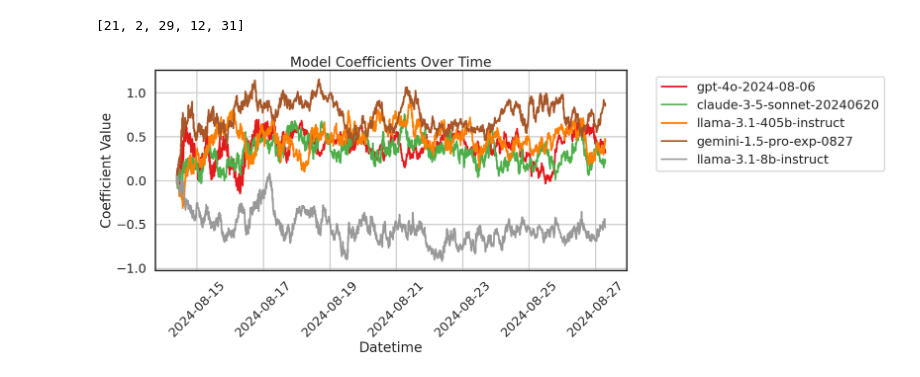
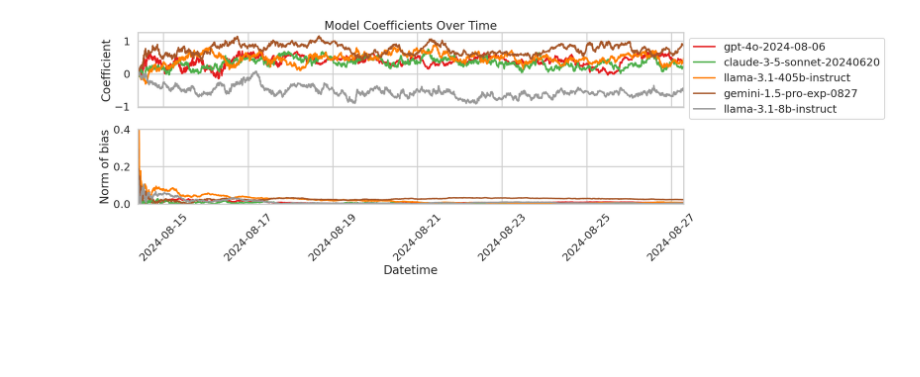
Before and after one commit to aangelopoulos/gradient-equilibrium, a Jupyter notebook: arena/online_elo.ipynb, the cells around one changed output. Saved outputs shown, nothing was run; the diff lists cells and outputs as text; code cells hidden in the pictures; blank space fills up the shorter version.

```diff
--- a/arena/online_elo.ipynb
+++ b/arena/online_elo.ipynb
@@ -138,7 +138,7 @@ sns.set_style("whitegrid")
 sns.set_context("poster")
 sns.set_palette("pastel")
 
-fig, axs = plt.subplots(nrows=1, ncols=3, figsize=(30,5), sharex=True, sharey=False)
+fig, axs = plt.subplots(nrows=1, ncols=3, figsize=(23,5), sharex=True, sharey=False)
 window_size = 1000
 # Apply burnin to the dataframe
 df_plot = df[df.datetime >= df[df.lr == 0].datetime.nsmallest(burnin).iloc[-1]]
@@ -210,7 +199,4 @@ $1/{|T_m|}\sum\limits_{t \in T_m} y_t - p_t(x_t) \to 0$.
 # %%
-# Filter for lr=0.1
-df_filtered = df[df.lr == 0.1]
-
 models_to_plot = [
     'gpt-4o-2024-08-06',
      'claude-3-5-sonnet-20240620',
@@ -219,41 +205,59 @@ models_to_plot = [
      'llama-3.1-8b-instruct'
 ]
 
+
+# Filter for lr=0.1
+df_filtered = df[df.lr == 0.1]
+
 idxs_to_plot = [
     np.where(models == m)[-1][0] for m in models_to_plot
 ]
-print(idxs_to_plot)
 
 # Set up the plot
-plt.figure(figsize=(20, 8))
+fig, axs = plt.subplots(nrows=2, ncols=1, figsize=(23, 8), sharex=True)
 
 # Color cycle for different models
 color_cycle = plt.cm.get_cmap('Set1')(np.linspace(0, 1, len(idxs_to_plot)))
 
 # Plot coefficients for each of the models
 for i, model_idx in enumerate(idxs_to_plot):
     # Extract coefficients for this model
     coefficients = df_filtered.theta.apply(lambda x : x[model_idx])
 
     # Plot each coefficient
-    plt.plot(df_filtered['datetime'], coefficients,
+    axs[0].plot(df_filtered['datetime'], coefficients,
                 label=f'{models[model_idx]}',
                 color=color_cycle[i],
                 linestyle='-')  # Cycle through line styles
     for tick in plt.gca().get_xticklabels():
         tick.set_rotation(45)  # adjust the rotation angle as needed
 
+axs[0].set_ylabel('Coefficient')
+axs[0].set_title('Model Coefficients Over Time')
+axs[0].set_xlabel('')
+axs[0].legend(bbox_to_anchor=(1., 1), loc='upper left')
+axs[0].set_xlim([df_filtered.datetime.min(), df_filtered.datetime.max()])
 
-plt.xlabel('Datetime')
-plt.ylabel('Coefficient Value')
-plt.title('Model Coefficients Over Time')
-plt.legend(bbox_to_anchor=(1.05, 1), loc='upper left')
+
+# Get the per-model bias
+for i, model_idx in enumerate(idxs_to_plot):
+    # Extract df for this model
+    per_model_df = df_filtered[(df_filtered["model_a"] == models_to_plot[i]) | (df_filtered["model_b"] == models_to_plot[i])]
+    # Plot bias
+    axs[1].plot(per_model_df['datetime'], (per_model_df["yhat"]-per_model_df["y"]).expanding().mean().abs(),
+                label=f'{models[model_idx]}',
+                color=color_cycle[i],
+                linestyle='-')  # Cycle through line styles
+    for tick in plt.gca().get_xticklabels():
+        tick.set_rotation(45)  # adjust the rotation angle as needed
+
+axs[1].set_ylabel('Norm of bias')
+axs[1].set_xlabel('Datetime')
+axs[1].set_ylim([0,0.4])
 plt.tight_layout()
-plt.grid(True)
 
 # Save the plot
-plt.savefig('./plots/' + experiment_name + "/" + "elos.pdf")
+plt.savefig('./plots/' + experiment_name + "/" + "elos.pdf", bbox_inches="tight")
 plt.show()
 # %% [output]
-[21, 2, 29, 12, 31]
-[figure, old version]
+[figure, new version]
```
Also changed, not shown: parts of 3 cells of this notebook, 23 other files.
